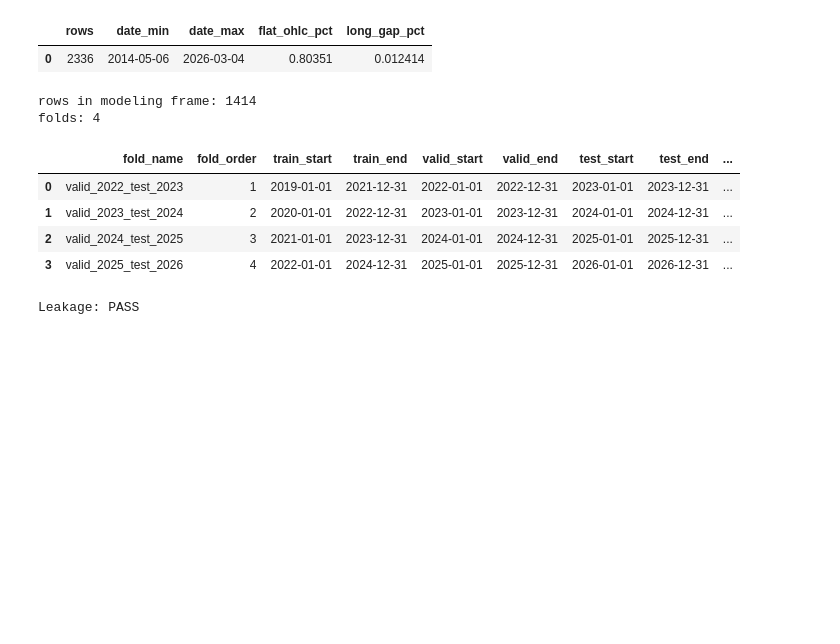
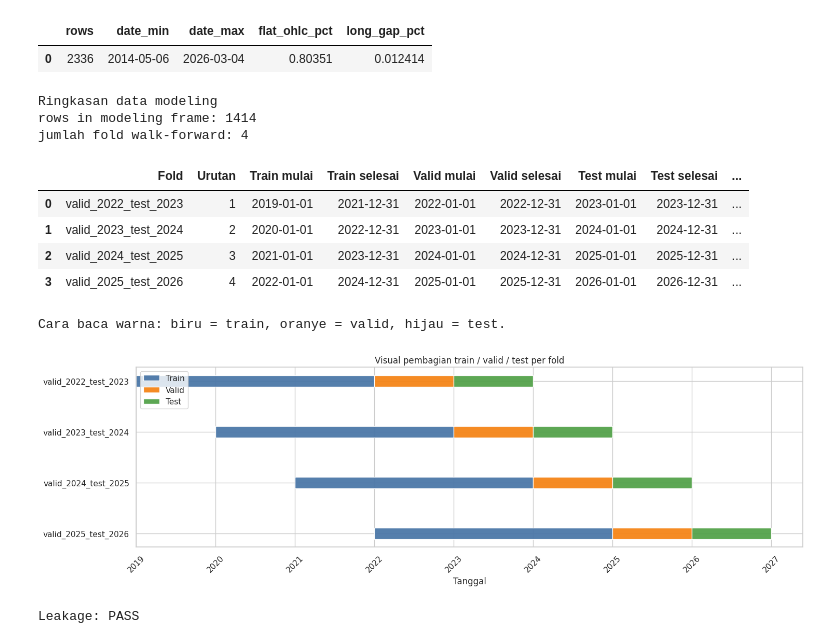
Before and after one commit to DonnyRZ/Alumunium-Price-Prediction, a Jupyter notebook: notebooks/XGBoost.ipynb, the cells around one changed output. Drawn from its saved outputs; the diff is of its cells as text; code cells hidden in the pictures; blank space fills up the shorter version.

```diff
--- a/notebooks/XGBoost.ipynb
+++ b/notebooks/XGBoost.ipynb
@@ -247,41 +251,112 @@ def split_by_fold_purged(df_in: pd.DataFrame, fold: dict):
     train_start_raw = fold.get("train_start")
     train_start = pd.Timestamp(train_start_raw) if train_start_raw else None
 
     valid_start = pd.Timestamp(fold["valid_start"])
     valid_end = pd.Timestamp(fold["valid_end"])
     test_start = pd.Timestamp(fold["test_start"])
     test_end = pd.Timestamp(fold["test_end"])
 
     if train_start is not None:
         tr = df_in[(df_in["Date"] >= train_start) & (df_in["Date"] <= train_end) & (df_in[td_col] <= train_end)].copy()
     else:
         tr = df_in[(df_in["Date"] <= train_end) & (df_in[td_col] <= train_end)].copy()
 
     va = df_in[(df_in["Date"] >= valid_start) & (df_in["Date"] <= valid_end) & (df_in[td_col] <= valid_end)].copy()
     te = df_in[(df_in["Date"] >= test_start) & (df_in["Date"] <= test_end) & (df_in[td_col] <= test_end)].copy()
     return tr, va, te
 
 
 FEATURES = [
     "Close", "Volume", "dow", "quarter",
     "ret_lag_1", "ret_lag_5", "ret_roll_mean_5", "ret_roll_mean_10", "ret_roll_std_10", "ret_roll_std_20",
     "vol_lag_1", "vol_lag_5", "gap_lag_1", "hl_spread_pct", "oc_spread_pct", "close_mom_5", "close_mom_10",
 ]
 
 st = build_price_frame(df)
 folds = build_yearly_walk_forward_folds(st)
 
+print("Ringkasan data modeling")
 print("rows in modeling frame:", len(st))
-print("folds:", len(folds))
-pd.DataFrame(folds)
+print("jumlah fold walk-forward:", len(folds))
+
+fold_table = pd.DataFrame(folds).rename(
+    columns={
+        "fold_name": "Fold",
+        "fold_order": "Urutan",
+        "train_start": "Train mulai",
+        "train_end": "Train selesai",
+        "valid_start": "Valid mulai",
+        "valid_end": "Valid selesai",
+        "test_start": "Test mulai",
+        "test_end": "Test selesai",
+        "rows_train_raw": "Baris train awal",
+        "rows_valid_raw": "Baris valid awal",
+        "rows_test_raw": "Baris test awal",
+    }
+)
+display(fold_table)
+
+if not fold_table.empty:
+    print("Cara baca warna: biru = train, oranye = valid, hijau = test.")
+
+    fold_plot = pd.DataFrame(folds).copy()
+    for col in ["train_start", "train_end", "valid_start", "valid_end", "test_start", "test_end"]:
+        fold_plot[col] = pd.to_datetime(fold_plot[col])
+
+    fig, ax = plt.subplots(figsize=(15, max(4.5, len(fold_plot) * 1.2)))
+
+    for idx, row in fold_plot.iterrows():
+        ax.barh(
+            idx,
+            (row["train_end"] - row["train_start"]).days + 1,
+            left=row["train_start"],
+            height=0.22,
+            color="#4c78a8",
+            alpha=0.95,
+            label="Train" if idx == 0 else "",
+        )
+        ax.barh(
+            idx,
+            (row["valid_end"] - row["valid_start"]).days + 1,
+            left=row["valid_start"],
+            height=0.22,
+            color="#f58518",
+            alpha=0.95,
+            label="Valid" if idx == 0 else "",
+        )
+        ax.barh(
+            idx,
+            (row["test_end"] - row["test_start"]).days + 1,
+            left=row["test_start"],
+            height=0.22,
+            color="#54a24b",
+            alpha=0.95,
+            label="Test" if idx == 0 else "",
+        )
+
+    ax.set_yticks(np.arange(len(fold_plot)))
+    ax.set_yticklabels(fold_plot["fold_name"])
+    ax.invert_yaxis()
+    ax.xaxis.set_major_locator(mdates.YearLocator(1))
+    ax.xaxis.set_major_formatter(mdates.DateFormatter("%Y"))
+    ax.tick_params(axis="x", rotation=45)
+    ax.set_xlabel("Tanggal")
+    ax.set_title("Visual pembagian train / valid / test per fold")
+    ax.legend(loc="upper left")
+
+    plt.tight_layout()
+    plt.show()
 # %% [output]
+Ringkasan data modeling
 rows in modeling frame: 1414
-folds: 4
+jumlah fold walk-forward: 4
-|  | fold_name | fold_order | train_start | train_end | valid_start | valid_end | test_start | test_end | ... |
+|  | Fold | Urutan | Train mulai | Train selesai | Valid mulai | Valid selesai | Test mulai | Test selesai | ... |
 | 0 | valid_2022_test_2023 | 1 | 2019-01-01 | 2021-12-31 | 2022-01-01 | 2022-12-31 | 2023-01-01 | 2023-12-31 | ... |
 | 1 | valid_2023_test_2024 | 2 | 2020-01-01 | 2022-12-31 | 2023-01-01 | 2023-12-31 | 2024-01-01 | 2024-12-31 | ... |
 | 2 | valid_2024_test_2025 | 3 | 2021-01-01 | 2023-12-31 | 2024-01-01 | 2024-12-31 | 2025-01-01 | 2025-12-31 | ... |
 | 3 | valid_2025_test_2026 | 4 | 2022-01-01 | 2024-12-31 | 2025-01-01 | 2025-12-31 | 2026-01-01 | 2026-12-31 | ... |
+Cara baca warna: biru = train, oranye = valid, hijau = test.
+[figure, added]
 # %%
 # Leakage audit (simple but strict)
 
```
Also changed, not shown: parts of 9 cells of this notebook, 1 other file.
